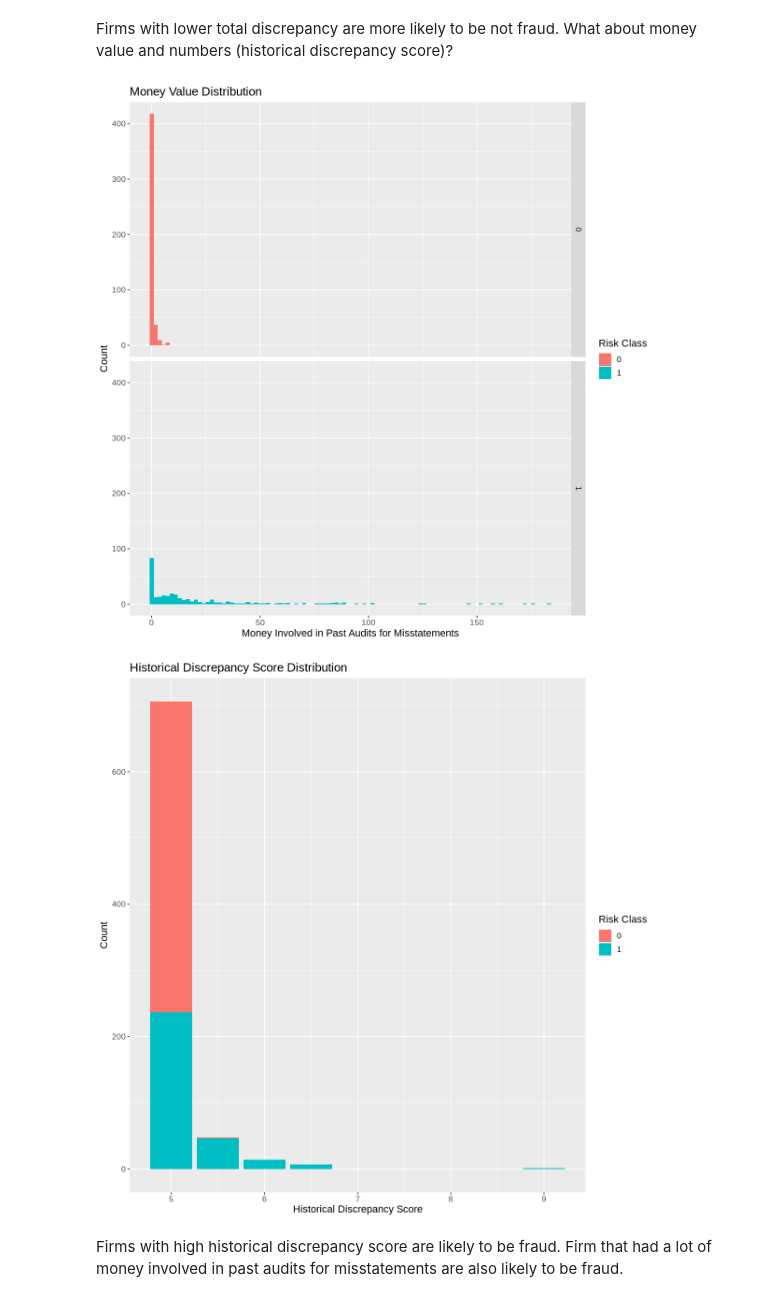
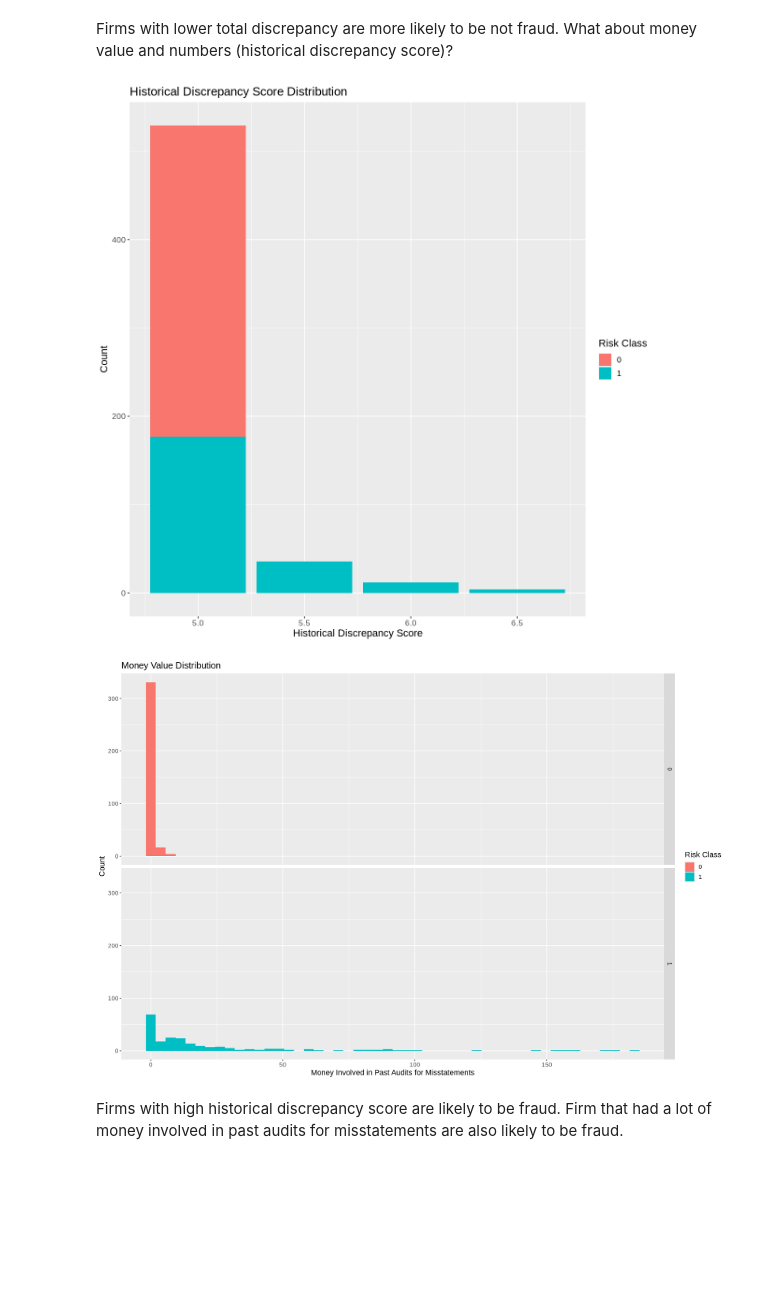
Before and after one commit to jimwei6/Fraud-Detection-Data-Analysis, a Jupyter notebook: proposal.ipynb, the cells around one changed output. Saved outputs shown, nothing was run; the diff lists cells and outputs as text; code cells hidden in the pictures; blank space fills up the shorter version.

```diff
--- a/proposal.ipynb
+++ b/proposal.ipynb
@@ -122,3 +124,9 @@ A tibble: 6 × 8
+# %%
+set.seed(3456)
+
+audit_data_split = initial_split(audit_data_selected, prop = 0.75, strata = RISK)
+audit_data_training = training(audit_data_split)
+audit_data_testing = testing(audit_data_split)
 # %% [markdown]
 ### Filtered Data Summary
 # %%
@@ -227,24 +222,28 @@ total_disc_plot
 # %% [markdown]
 Firms with lower total discrepancy are more likely to be not fraud. What about money value and numbers (historical discrepancy score)?
+# %%
+options(repr.plot.width = 10, repr.plot.height = 10)
+numbers_plot = audit_data_training |>
+        ggplot(aes(x=NUMBERS, fill=RISK)) +
+        geom_bar() +
+        labs(x="Historical Discrepancy Score", y="Count", fill="Risk Class", title="Historical Discrepancy Score Distribution") +
+        theme(text = element_text(size = 13))
+numbers_plot
+# %% [output]
+[figure, added]
 # %%
-money_value_plot = audit_data_selected |>
+options(repr.plot.width = 15, repr.plot.height = 10)
+money_value_plot = audit_data_training |>
     filter(MONEY_VALUE <= 200) |>
     ggplot(aes(x=MONEY_VALUE, fill=RISK)) +
-        geom_histogram(bins=100) +
+        geom_histogram(bins=50) +
         facet_grid(rows = vars(RISK)) +
         labs(x="Money Involved in Past Audits for Misstatements", y="Count", fill="Risk Class", title="Money Value Distribution") +
         theme(text = element_text(size = 13))
 
-numbers_plot = audit_data_selected |>
-        ggplot(aes(x=NUMBERS, fill=RISK)) +
-        geom_bar() +
-        labs(x="Historical Discrepancy Score", y="Count", fill="Risk Class", title="Historical Discrepancy Score Distribution") +
-        theme(text = element_text(size = 13))
 money_value_plot
-numbers_plot
 # %% [output]
-[figure, old version]
+[figure, new version]
-[figure, removed]
 # %% [markdown]
 Firms with high historical discrepancy score are likely to be fraud. Firm that had a lot of money involved in past audits for misstatements are also likely to be fraud.
 # %% [markdown]
```
Also changed, not shown: parts of 18 cells of this notebook.
